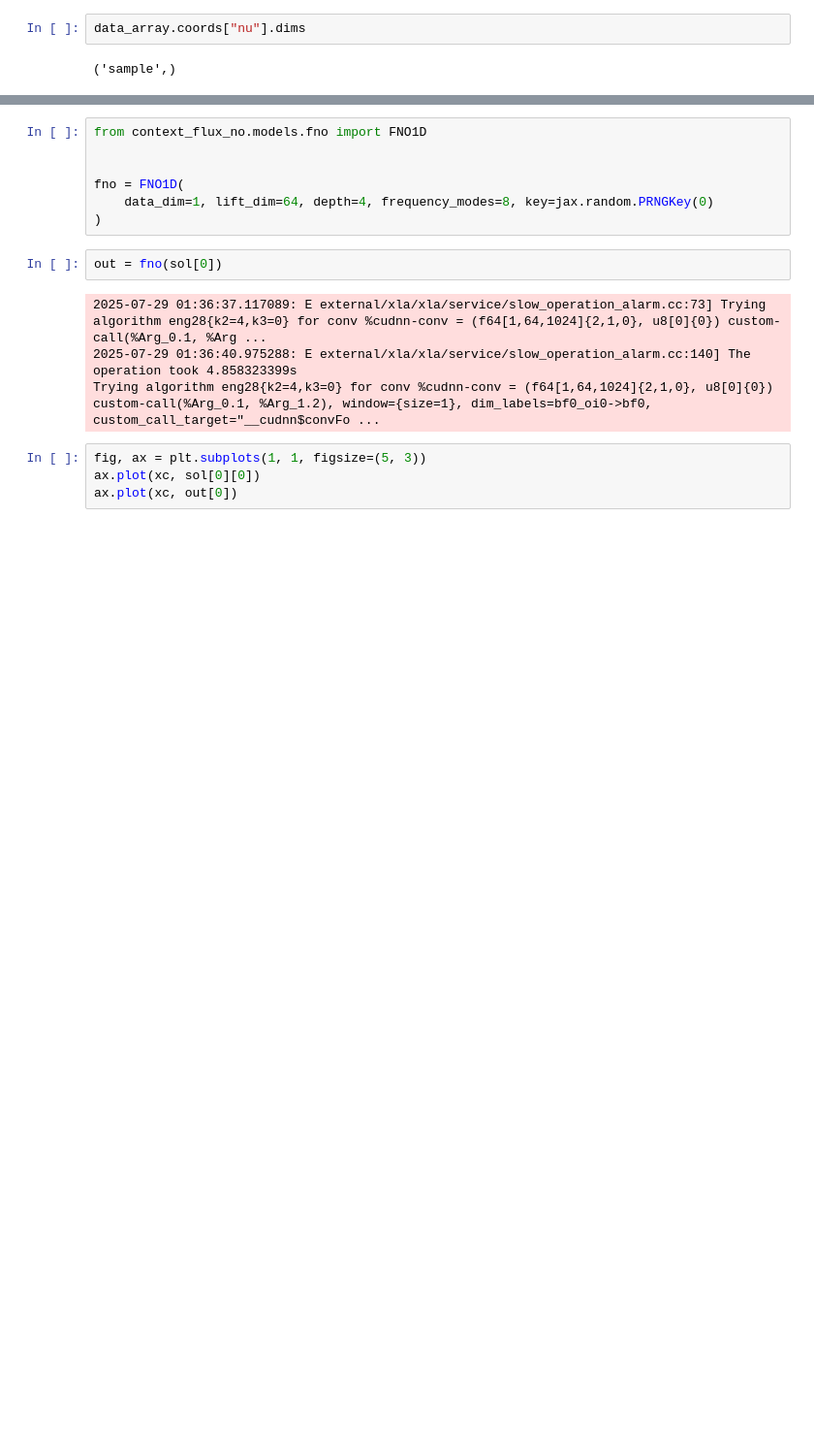
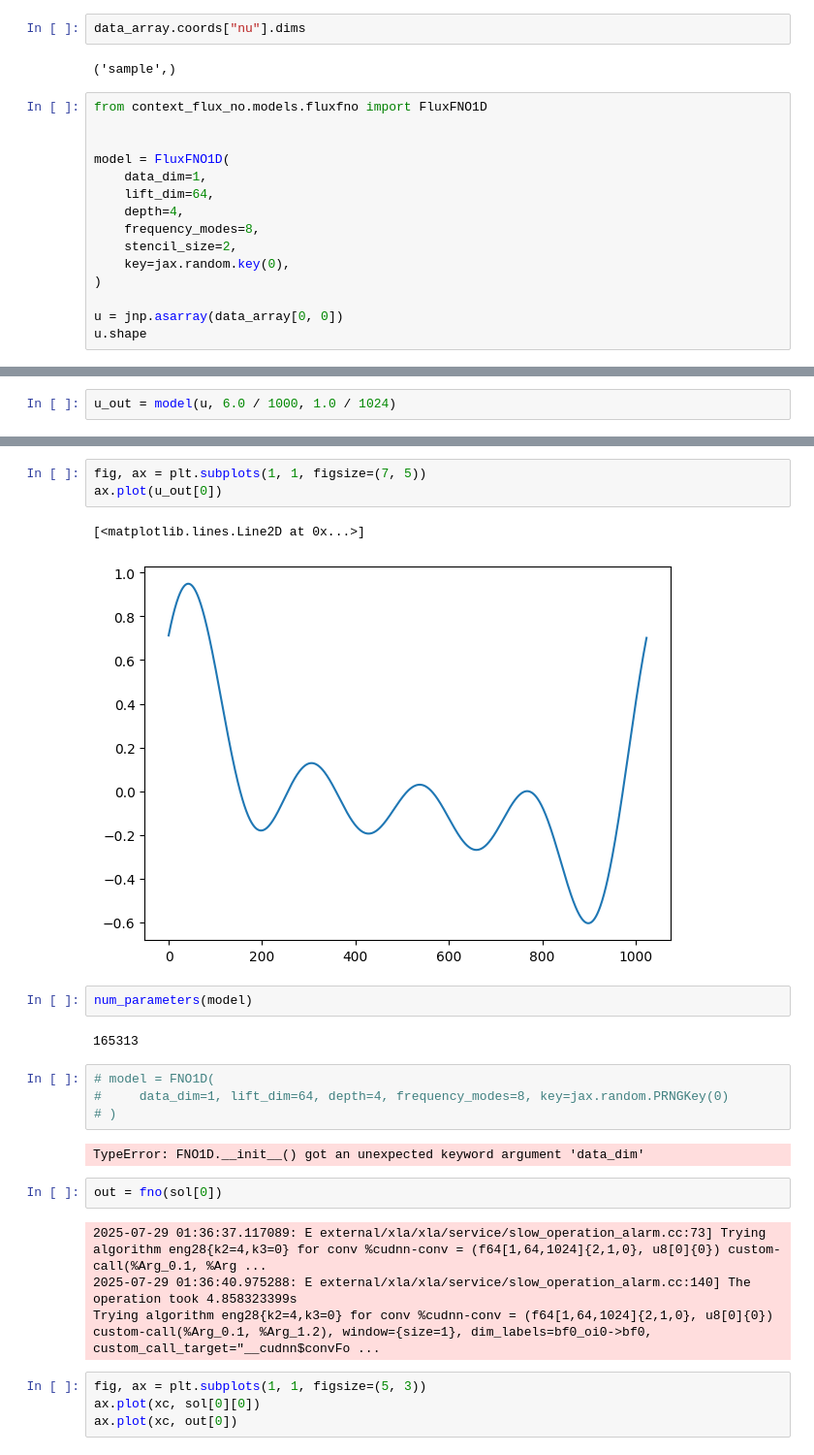
Before and after one commit to xx257xx/CONTEXT_FLUX_NO, a Jupyter notebook: notebooks/data_generation/burgers_1D.ipynb, the cells around one changed output, grey strips where cells are left out. Shown at 97% size. Cells and saved outputs as stored; diff of their text form; blank space fills up the shorter version.

```diff
--- a/notebooks/data_generation/burgers_1D.ipynb
+++ b/notebooks/data_generation/burgers_1D.ipynb
@@ -202,3 +201,18 @@ Dimensions without coordinates: sample
 data_array.coords["nu"].dims
 # %% [output]
 ('sample',)
+# %%
+from context_flux_no.models.fluxfno import FluxFNO1D
+
+
+model = FluxFNO1D(
+    data_dim=1,
+    lift_dim=64,
+    depth=4,
+    frequency_modes=8,
+    stencil_size=2,
+    key=jax.random.key(0),
+)
+
+u = jnp.asarray(data_array[0, 0])
+u.shape
@@ -204,0 +221,2 @@ data_array.coords["nu"].dims
+# %%
+u_out = model(u, 6.0 / 1000, 1.0 / 1024)
@@ -205,10 +227,19 @@ data_array.coords["nu"].dims
+# %%
+fig, ax = plt.subplots(1, 1, figsize=(7, 5))
+ax.plot(u_out[0])
+# %% [output]
+[<matplotlib.lines.Line2D at 0x...>]
+[figure, added]
+# %%
+num_parameters(model)
+# %% [output]
+165313
 # %%
-from context_flux_no.models.fno import FNO1D
-
-
-fno = FNO1D(
-    data_dim=1, lift_dim=64, depth=4, frequency_modes=8, key=jax.random.PRNGKey(0)
-)
+# model = FNO1D(
+#     data_dim=1, lift_dim=64, depth=4, frequency_modes=8, key=jax.random.PRNGKey(0)
+# )
+# %% [output]
+TypeError: FNO1D.__init__() got an unexpected keyword argument 'data_dim'
 # %%
 out = fno(sol[0])
 # %% [output]
```
Also changed, not shown: parts of 18 cells of this notebook, 4 other files.
